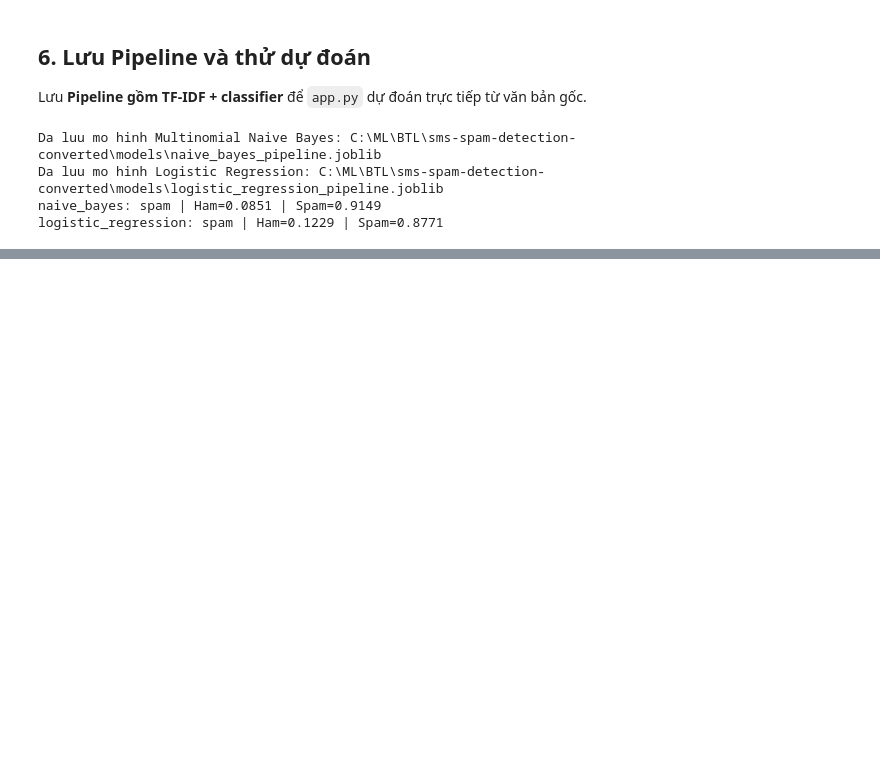
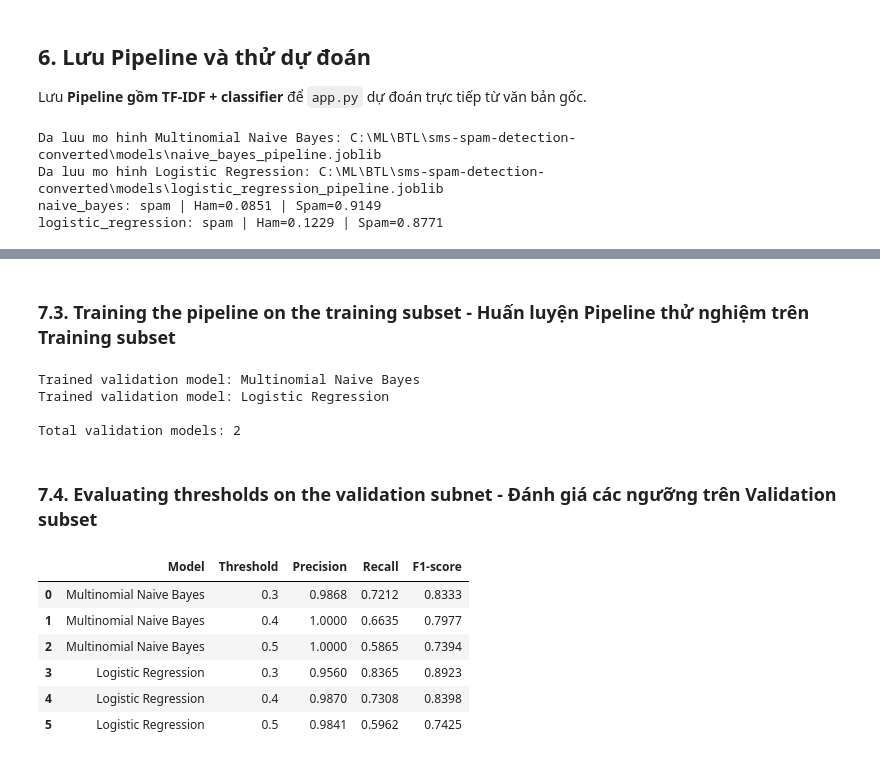
Before and after one commit to andrew-caominhtri/sms-spam-detection, a Jupyter notebook: SMS_Spam_Detection.ipynb, the cells around one changed output, grey strips where cells are left out. Saved outputs shown, nothing was run; the diff lists cells and outputs as text; code cells hidden in the pictures; blank space fills up the shorter version.

```diff
--- a/SMS_Spam_Detection.ipynb
+++ b/SMS_Spam_Detection.ipynb
@@ -506,0 +727,80 @@ Sau khi Notebook chạy thành công, mở Terminal tại thư mục gốc và c
+# %% [markdown]
+### 7.3. Training the pipeline on the training subset - Huấn luyện Pipeline thử nghiệm trên Training subset
+# %%
+from sklearn.base import clone
+
+validation_models = {}
+
+for model_name, model in trained_models.items():
+
+    # Tao ban sao Pipeline chua huan luyen
+    validation_model = clone(model)
+
+    # Chi huan luyen tren Training subset
+    validation_model.fit(X_train_sub, y_train_sub)
+
+    # Luu trong bo nho, khong ghi de file .joblib
+    validation_models[model_name] = validation_model
+
+    print(f"Trained validation model: {model_name}")
+
+print("\nTotal validation models:", len(validation_models))
+# %% [output]
+Trained validation model: Multinomial Naive Bayes
+Trained validation model: Logistic Regression
+
+Total validation models: 2
+# %% [markdown]
+### 7.4. Evaluating thresholds on the validation subnet - Đánh giá các ngưỡng trên Validation subset
+# %%
+from sklearn.metrics import precision_score, recall_score, f1_score
+
+thresholds = [0.3, 0.4, 0.5]
+threshold_results = []
+
+for model_name, model in validation_models.items():
+
+    # Lay xac suat Spam
+    spam_idx = list(model.classes_).index("spam")
+    spam_probs = model.predict_proba(X_val)[:, spam_idx]
+
+    for threshold in thresholds:
+
+        # Chuyen xac suat thanh nhan du doan
+        y_pred = [
+            "spam" if prob >= threshold else "ham"
+            for prob in spam_probs
+        ]
+
+        # Tinh cac chi so
+        precision = precision_score(
+            y_val, y_pred, pos_label="spam", zero_division=0
+        )
+        recall = recall_score(
+            y_val, y_pred, pos_label="spam", zero_division=0
+        )
+        f1 = f1_score(
+            y_val, y_pred, pos_label="spam", zero_division=0
+        )
+
+        threshold_results.append({
+            "Model": model_name,
+            "Threshold": threshold,
+            "Precision": precision,
+            "Recall": recall,
+            "F1-score": f1
+        })
+
+threshold_df = pd.DataFrame(threshold_results)
+
+display(
+    threshold_df.round(4)
+)
+# %% [output]
+|  | Model | Threshold | Precision | Recall | F1-score |
+| 0 | Multinomial Naive Bayes | 0.3 | 0.9868 | 0.7212 | 0.8333 |
+| 1 | Multinomial Naive Bayes | 0.4 | 1.0000 | 0.6635 | 0.7977 |
+| 2 | Multinomial Naive Bayes | 0.5 | 1.0000 | 0.5865 | 0.7394 |
+| 3 | Logistic Regression | 0.3 | 0.9560 | 0.8365 | 0.8923 |
+| 4 | Logistic Regression | 0.4 | 0.9870 | 0.7308 | 0.8398 |
+| 5 | Logistic Regression | 0.5 | 0.9841 | 0.5962 | 0.7425 |
```
Also changed, not shown: parts of 13 cells of this notebook, 1 other file.
